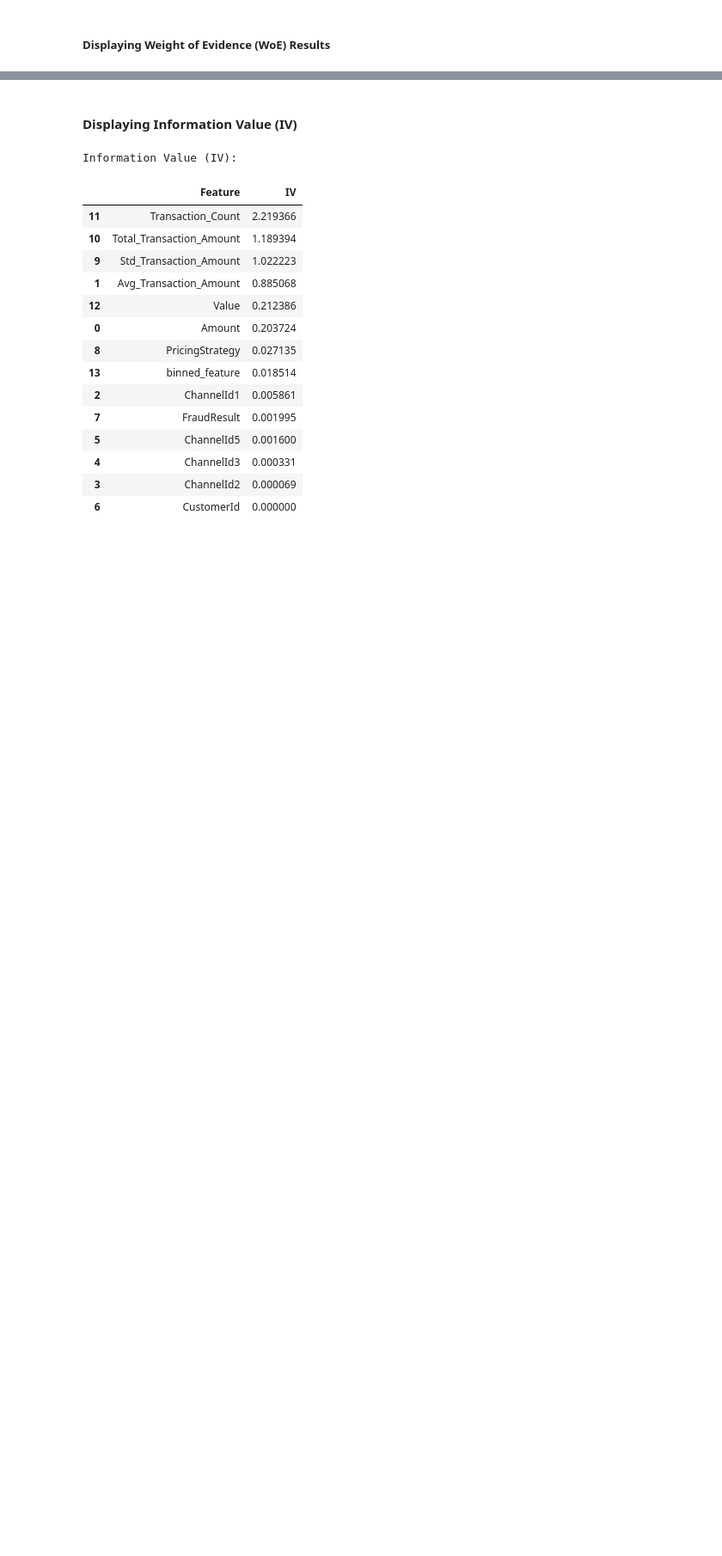
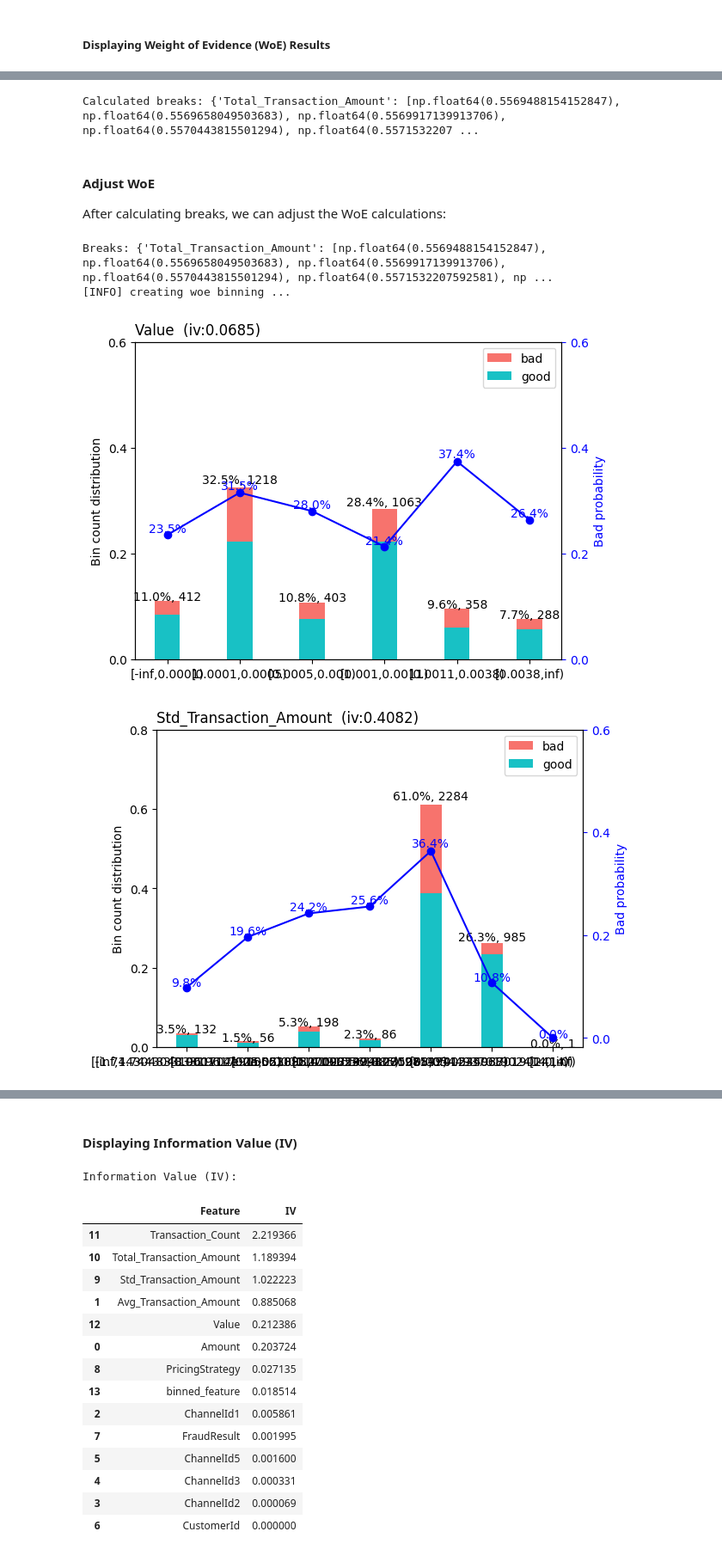
Before and after one commit to getahunTiruneh/Bati-Bank-Credit-Scoring-Model, a Jupyter notebook: notebooks/WoE_estimator.ipynb, the cells around one changed output, grey strips where cells are left out. Shown at 86% size. Drawn from its saved outputs; the diff is of its cells as text; code cells hidden in the pictures; blank space fills up the shorter version.

```diff
--- a/notebooks/WoE_estimator.ipynb
+++ b/notebooks/WoE_estimator.ipynb
@@ -176,3 +163,7 @@ merged_df
 # %% [markdown]
 - Apply WoE binning to better separate customers into risk categories based on their RFMS scores.
 - WoE binning helps identify which groups of RFMS scores are more strongly associated with default risk.
+# %%
+import scorecardpy as sc
+final_merged_df = pd.read_csv('../data/final_merged_data.csv')
+final_merged_df
@@ -179,14 +184,13 @@ merged_df
 # %%
 # lable encode risk_catagory
-import pandas as pd
-# or
-
 def labelencoder(self):
     from sklearn import preprocessing
     label_encoder = preprocessing.LabelEncoder()
     self['Risk_category']= label_encoder.fit_transform(self['Risk_category'])
     return self
 
-merged_df=labelencoder(merged_df)
+final_merged_df=labelencoder(final_merged_df)
+# %%
+final_merged_df.drop(['CustomerId'], axis=1, inplace=True)
 # %% [markdown]
 ##### Displaying Weight of Evidence (WoE) Results
@@ -199,0 +197,2 @@ woe_results
+# %%
+evaluater = ModelEvaluator(final_merged_df, 'Risk_category')
@@ -199,0 +202,15 @@ woe_results
+# %%
+breaks = evaluater.woe_num()
+print("Calculated breaks:", breaks)
+# %% [output]
+Calculated breaks: {'Total_Transaction_Amount': [np.float64(0.5569488154152847), np.float64(0.5569658049503683), np.float64(0.5569917139913706), np.float64(0.5570443815501294), np.float64(0.5571532207 ...
+# %% [markdown]
+#### Adjust WoE
+After calculating breaks, we can adjust the WoE calculations:
+# %%
+evaluater.adjust_woe()
+# %% [output]
+Breaks: {'Total_Transaction_Amount': [np.float64(0.5569488154152847), np.float64(0.5569658049503683), np.float64(0.5569917139913706), np.float64(0.5570443815501294), np.float64(0.5571532207592581), np ...
+[INFO] creating woe binning ...
+[figure, added]
+[figure, added]
```
Also changed, not shown: parts of 14 cells of this notebook.
